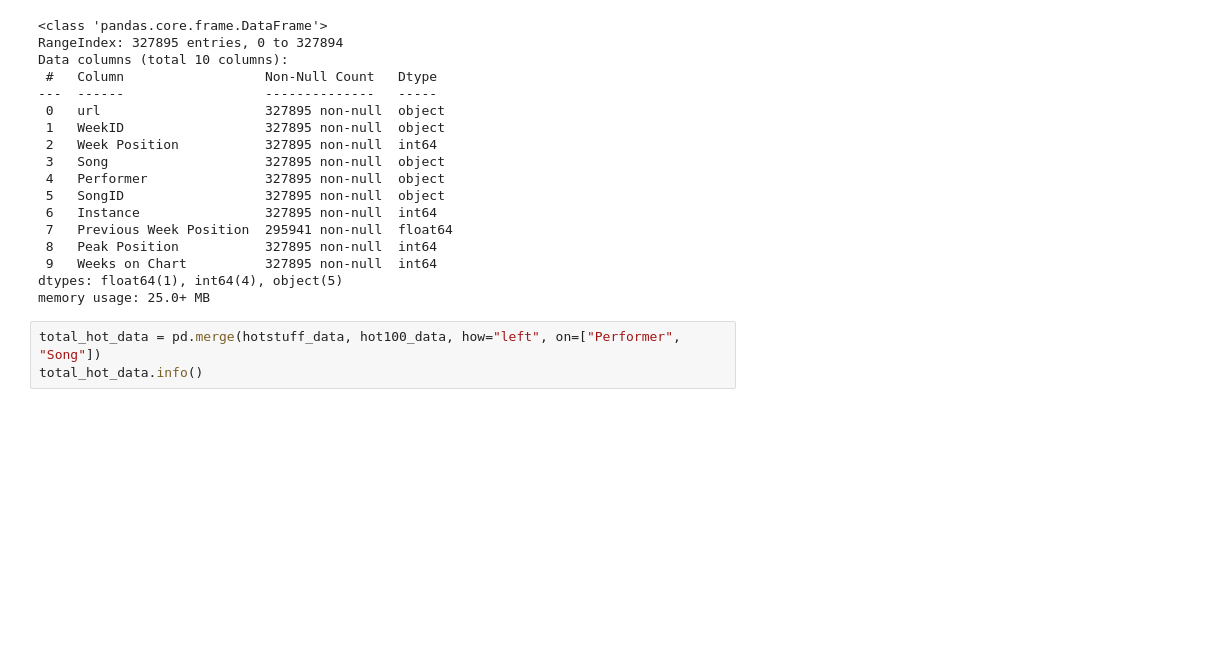
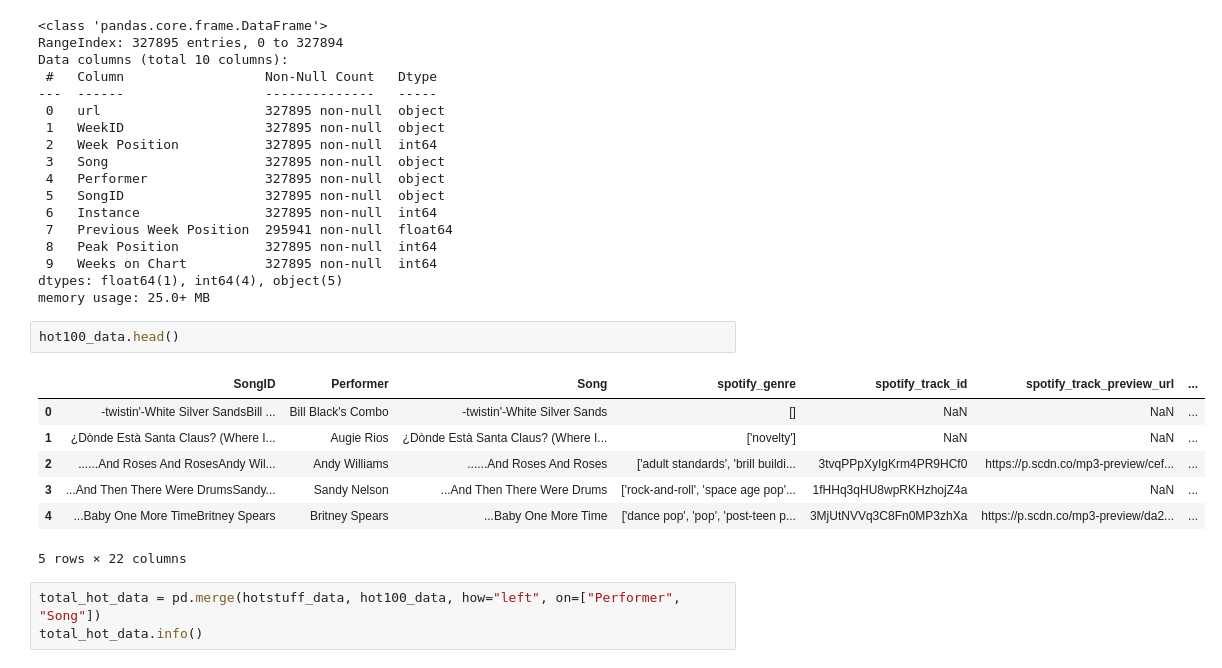
Before and after one commit to cyoungman9/North_American_Concert_Data, a Jupyter notebook: project2jnotebook.ipynb, the cells around one changed output. Drawn from its saved outputs; the diff is of its cells as text; blank space fills up the shorter version.

```diff
--- a/project2jnotebook.ipynb
+++ b/project2jnotebook.ipynb
@@ -155,6 +164,16 @@ Data columns (total 10 columns):
  9   Weeks on Chart          327895 non-null  int64
 dtypes: float64(1), int64(4), object(5)
 memory usage: 25.0+ MB
+# %%
+hot100_data.head()
+# %% [output]
+|  | SongID | Performer | Song | spotify_genre | spotify_track_id | spotify_track_preview_url | ... |
+| 0 | -twistin'-White Silver SandsBill ... | Bill Black's Combo | -twistin'-White Silver Sands | [] | NaN | NaN | ... |
+| 1 | ¿Dònde Està Santa Claus? (Where I... | Augie Rios | ¿Dònde Està Santa Claus? (Where I... | ['novelty'] | NaN | NaN | ... |
+| 2 | ......And Roses And RosesAndy Wil... | Andy Williams | ......And Roses And Roses | ['adult standards', 'brill buildi... | 3tvqPPpXyIgKrm4PR9HCf0 | https://p.scdn.co/mp3-preview/cef... | ... |
+| 3 | ...And Then There Were DrumsSandy... | Sandy Nelson | ...And Then There Were Drums | ['rock-and-roll', 'space age pop'... | 1fHHq3qHU8wpRKHzhojZ4a | NaN | ... |
+| 4 | ...Baby One More TimeBritney Spears | Britney Spears | ...Baby One More Time | ['dance pop', 'pop', 'post-teen p... | 3MjUtNVVq3C8Fn0MP3zhXa | https://p.scdn.co/mp3-preview/da2... | ... |
+5 rows × 22 columns
 # %%
 total_hot_data = pd.merge(hotstuff_data, hot100_data, how="left", on=["Performer", "Song"])
 total_hot_data.info()
```
Also changed, not shown: parts of 1 cell of this notebook, 12 other files.
